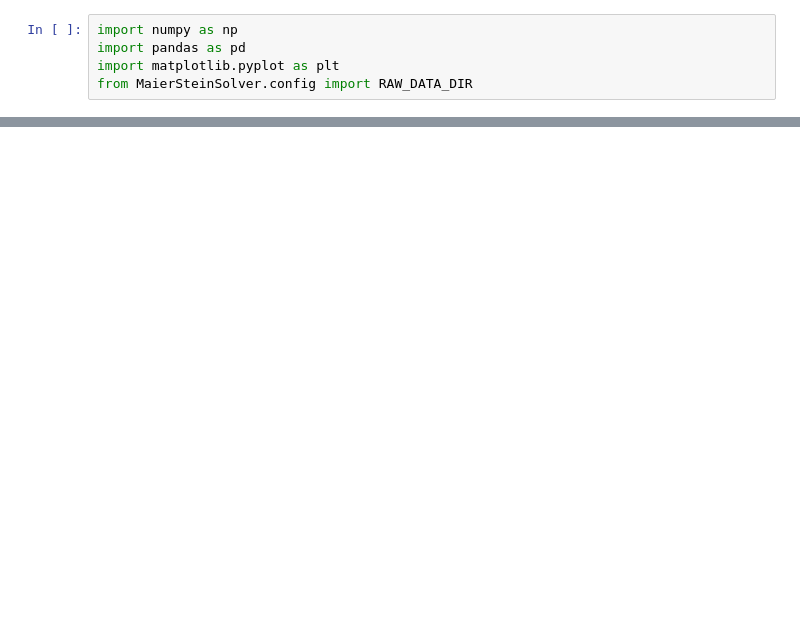
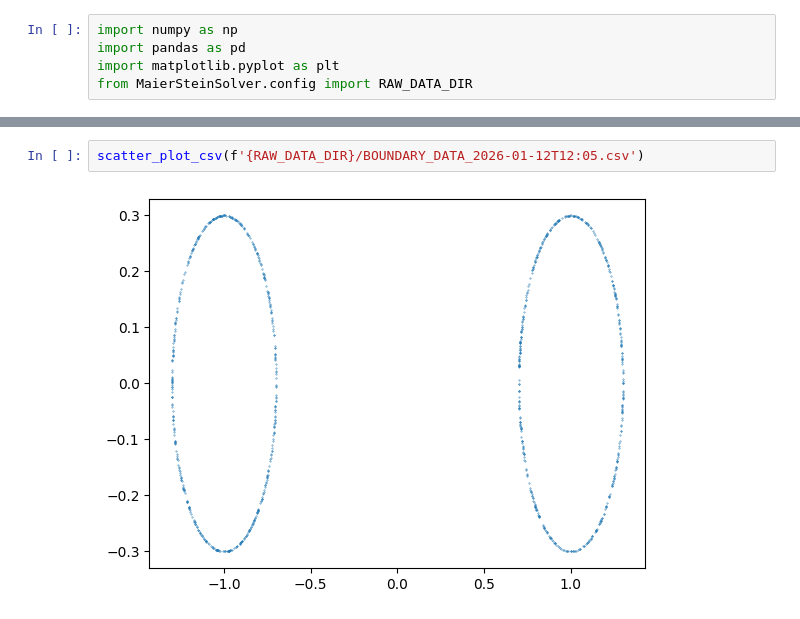
Before and after one commit to williamclarktennis/MaierSteinSolverRepo, a Jupyter notebook: notebooks/notebook.ipynb, the cells around one changed output, grey strips where cells are left out. Drawn from its saved outputs; the diff is of its cells as text; blank space fills up the shorter version.

```diff
--- a/notebooks/notebook.ipynb
+++ b/notebooks/notebook.ipynb
@@ -112,0 +122,4 @@ scatter_plot_2D_csv(f'{RAW_DATA_DIR}/UNIF_ELLIPSE_2026-01-12T17:13.csv')
+# %%
+scatter_plot_csv(f'{RAW_DATA_DIR}/BOUNDARY_DATA_2026-01-12T12:05.csv')
+# %% [output]
+[figure, added]
```
Also changed, not shown: parts of 12 cells of this notebook, 2 other files.
